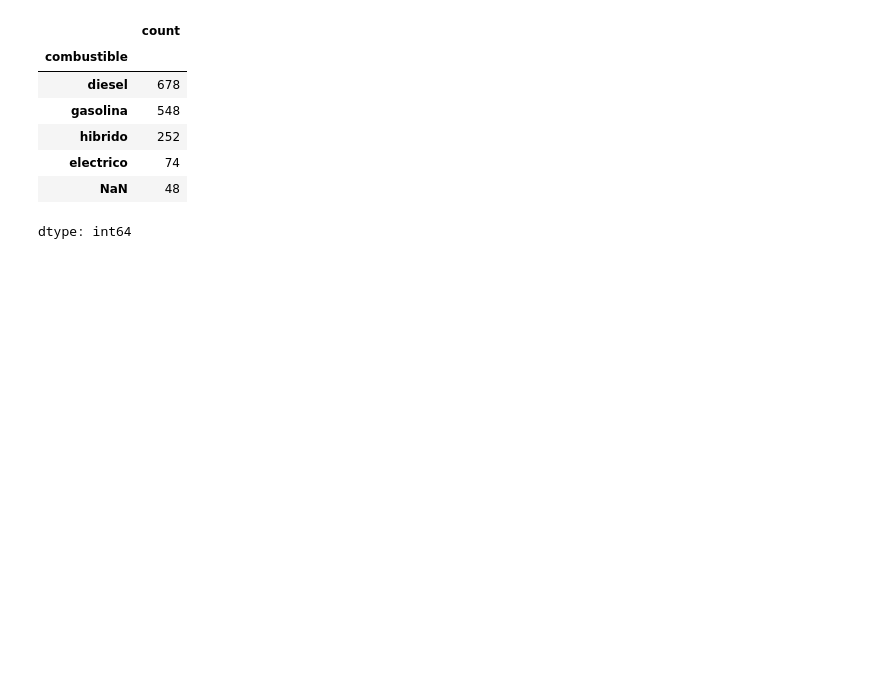
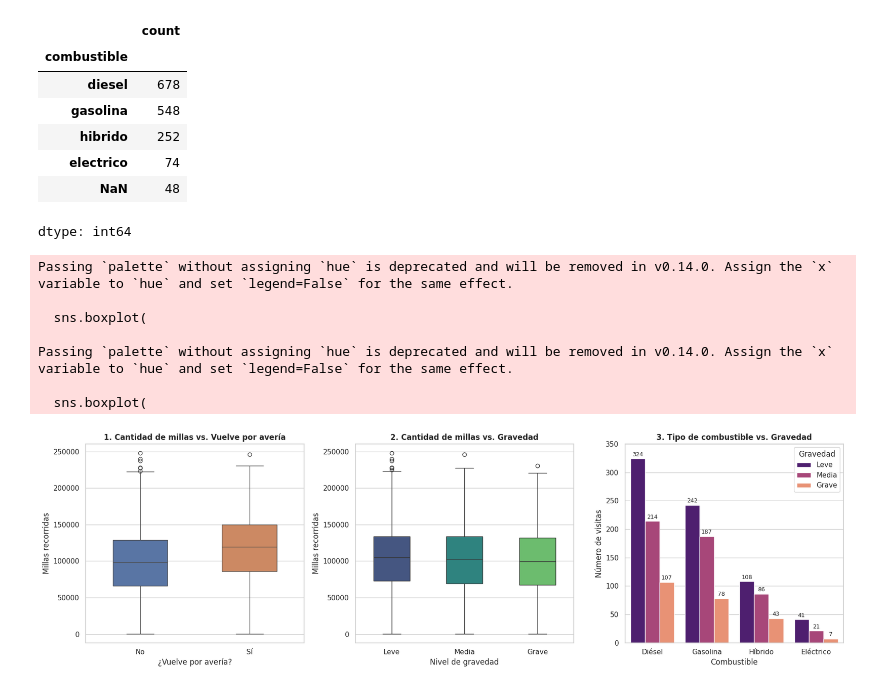
Before and after one commit to deluxxe-1/practica_autolevante, a Jupyter notebook: proyecto.ipynb, the cells around one changed output. Saved outputs shown, nothing was run; the diff lists cells and outputs as text; code cells hidden in the pictures; blank space fills up the shorter version.

```diff
--- a/proyecto.ipynb
+++ b/proyecto.ipynb
@@ -80,3 +80,75 @@ df["combustible"].value_counts(dropna=False)
 | electrico | 74 |
 | NaN | 48 |
 dtype: int64
+# %%
+# Configuración general de la figura (1 fila, 3 columnas)
+sns.set_theme(style="whitegrid")
+fig, axes = plt.subplots(1, 3, figsize=(18, 5.5))
+
+orden_gravedad = ["Leve", "Media", "Grave"]
+
+# ---------------------------------------------------------
+# 1. Cantidad de millas x Vuelve a avería (Boxplot)
+# ---------------------------------------------------------
+sns.boxplot(
+    data=df,
+    x="vuelve_averia",
+    y="millas",
+    order=["No", "Sí"],
+    palette=["#4C72B0", "#DD8452"],
+    width=0.5,
+    ax=axes[0]
+)
+axes[0].set_title("1. Cantidad de millas vs. Vuelve por avería", fontweight="bold")
+axes[0].set_xlabel("¿Vuelve por avería?")
+axes[0].set_ylabel("Millas recorridas")
+
+# ---------------------------------------------------------
+# 2. Cantidad de millas x Gravedad (Boxplot)
+# ---------------------------------------------------------
+sns.boxplot(
+    data=df,
+    x="gravedad",
+    y="millas",
+    order=orden_gravedad,
+    palette="viridis",
+    width=0.5,
+    ax=axes[1]
+)
+axes[1].set_title("2. Cantidad de millas vs. Gravedad", fontweight="bold")
+axes[1].set_xlabel("Nivel de gravedad")
+axes[1].set_ylabel("Millas recorridas")
+
+# ---------------------------------------------------------
+# 3. Combustible x Gravedad (Countplot agrupado)
+# ---------------------------------------------------------
+sns.countplot(
+    data=df,
+    x="combustible",
+    hue="gravedad",
+    order=["Diésel", "Gasolina", "Híbrido", "Eléctrico"],
+    hue_order=orden_gravedad,
+    palette="magma",
+    ax=axes[2]
+)
+axes[2].set_title("3. Tipo de combustible vs. Gravedad", fontweight="bold")
+axes[2].set_xlabel("Combustible")
+axes[2].set_ylabel("Número de visitas")
+axes[2].legend(title="Gravedad")
+
+# Añadir los números encima de cada barra en la 3ª gráfica
+for container in axes[2].containers:
+    axes[2].bar_label(container, fontsize=9, padding=2)
+axes[2].set_ylim(0, 350)
+
+plt.tight_layout()
+plt.show()
+# %% [output]
+Passing `palette` without assigning `hue` is deprecated and will be removed in v0.14.0. Assign the `x` variable to `hue` and set `legend=False` for the same effect.
+
+  sns.boxplot(
+
+Passing `palette` without assigning `hue` is deprecated and will be removed in v0.14.0. Assign the `x` variable to `hue` and set `legend=False` for the same effect.
+
+  sns.boxplot(
+[figure, added]
```
Also changed, not shown: parts of 3 cells of this notebook.
